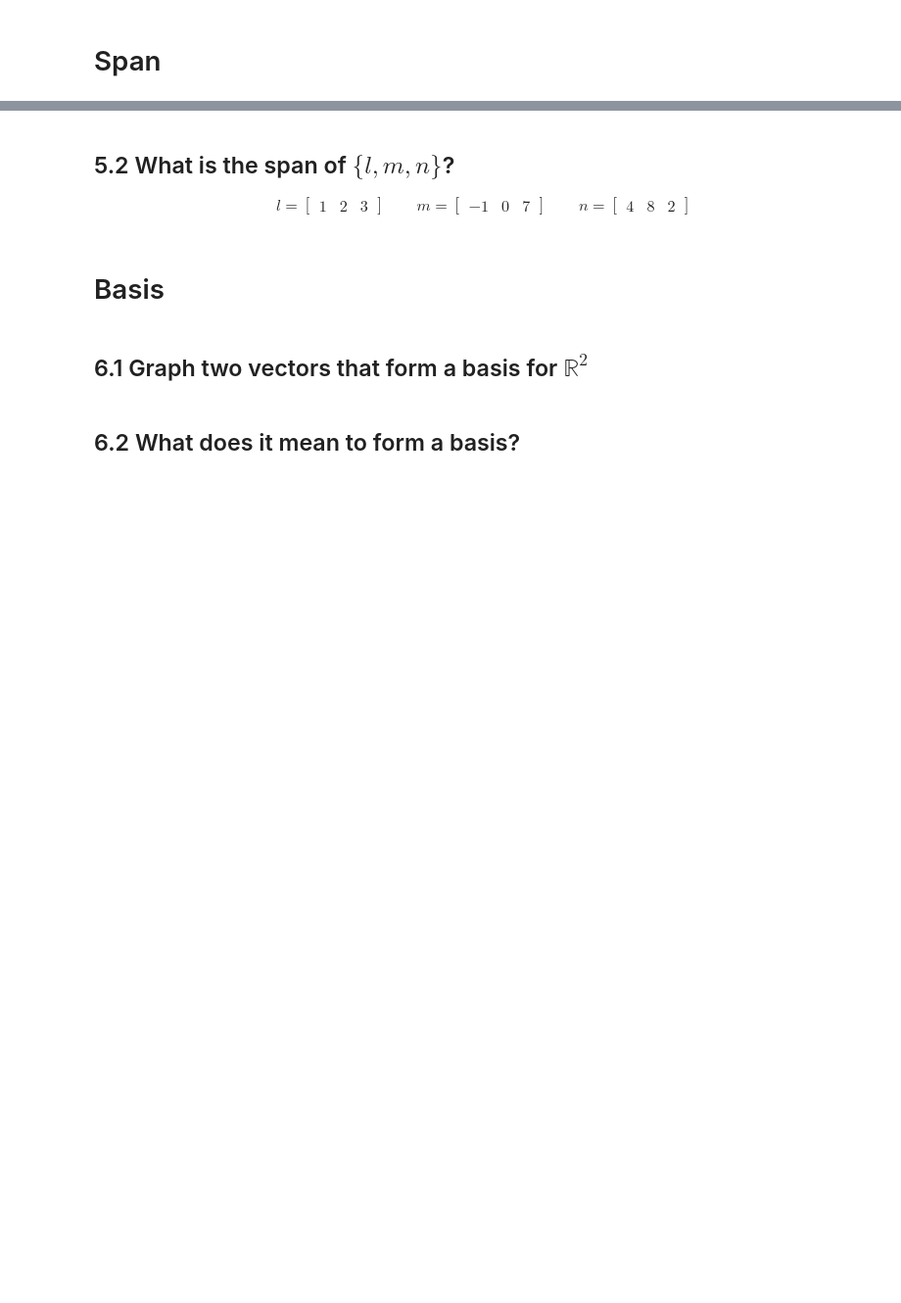
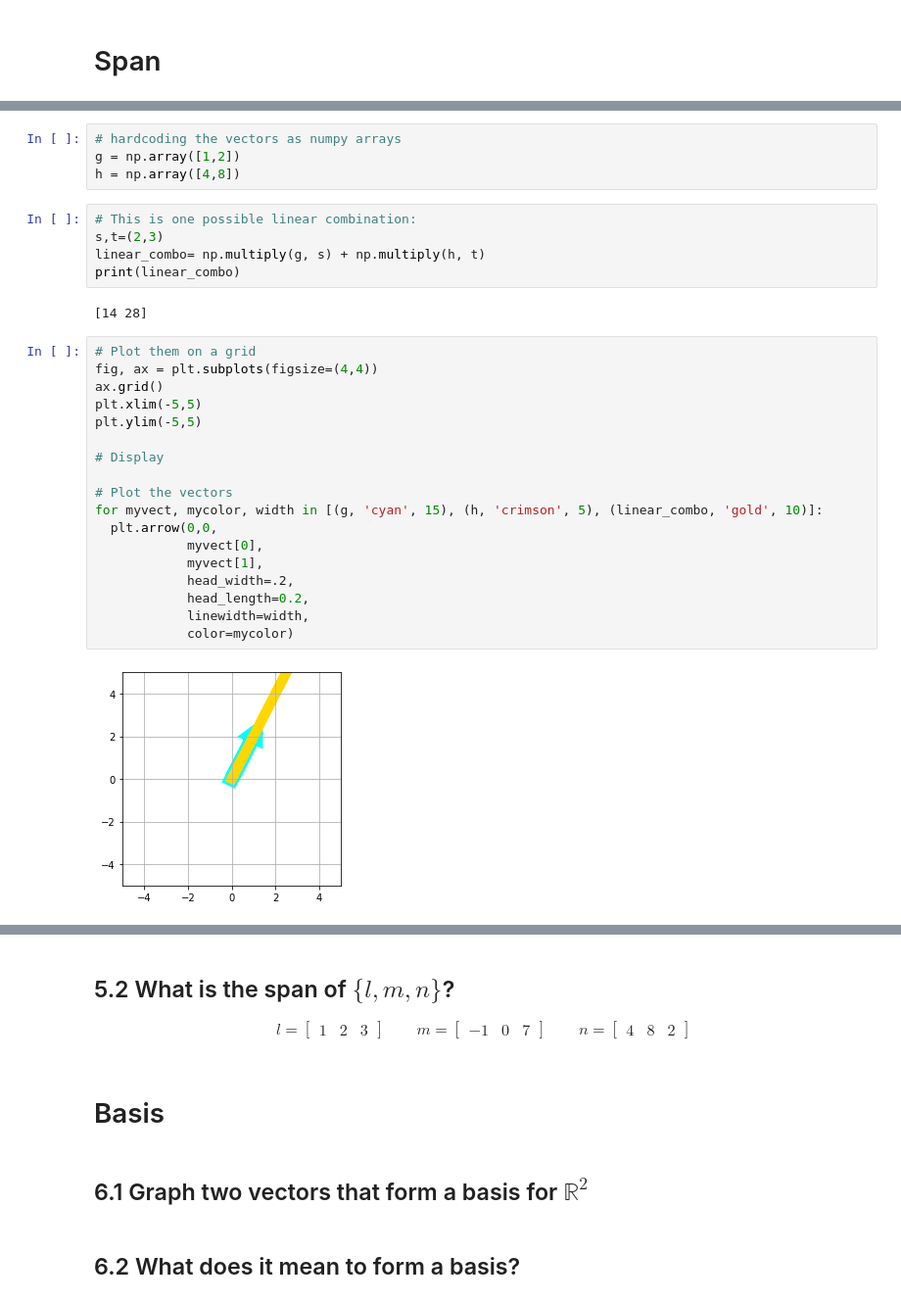
Before and after one commit to rawalk/DS-Unit-1-Sprint-3-Linear-Algebra, a Jupyter notebook: module2-intermediate-linear-algebra/LS_DS_132_Intermediate_Linear_Algebra_Assignment.ipynb, the cells around one changed output, grey strips where cells are left out. Shown: that part at 98% size. Drawn from its saved outputs; the diff is of its cells as text; blank space fills up the shorter version.

```diff
--- a/module2-intermediate-linear-algebra/LS_DS_132_Intermediate_Linear_Algebra_Assignment.ipynb
+++ b/module2-intermediate-linear-algebra/LS_DS_132_Intermediate_Linear_Algebra_Assignment.ipynb
@@ -274,0 +372,31 @@ h = \begin{bmatrix} 4 & 8 \end{bmatrix}
+# %%
+# hardcoding the vectors as numpy arrays
+g = np.array([1,2])
+h = np.array([4,8])
+# %%
+# This is one possible linear combination:
+s,t=(2,3)
+linear_combo= np.multiply(g, s) + np.multiply(h, t)
+print(linear_combo)
+# %% [output]
+[14 28]
+# %%
+# Plot them on a grid
+fig, ax = plt.subplots(figsize=(4,4))
+ax.grid()
+plt.xlim(-5,5)
+plt.ylim(-5,5)
+
+# Display
+
+# Plot the vectors
+for myvect, mycolor, width in [(g, 'cyan', 15), (h, 'crimson', 5), (linear_combo, 'gold', 10)]:
+  plt.arrow(0,0,
+            myvect[0],
+            myvect[1],
+            head_width=.2,
+            head_length=0.2,
+            linewidth=width,
+            color=mycolor)
+# %% [output]
+[figure, added]
```
Also changed, not shown: parts of 11 cells of this notebook.
